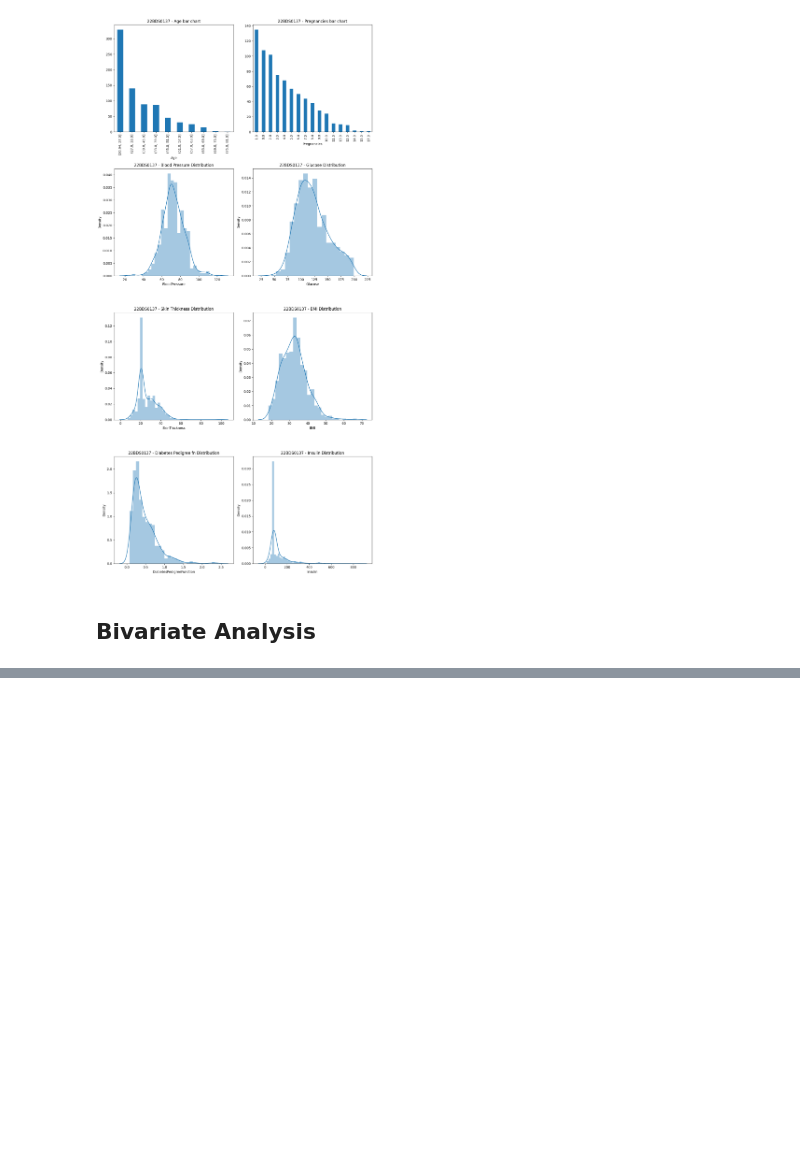
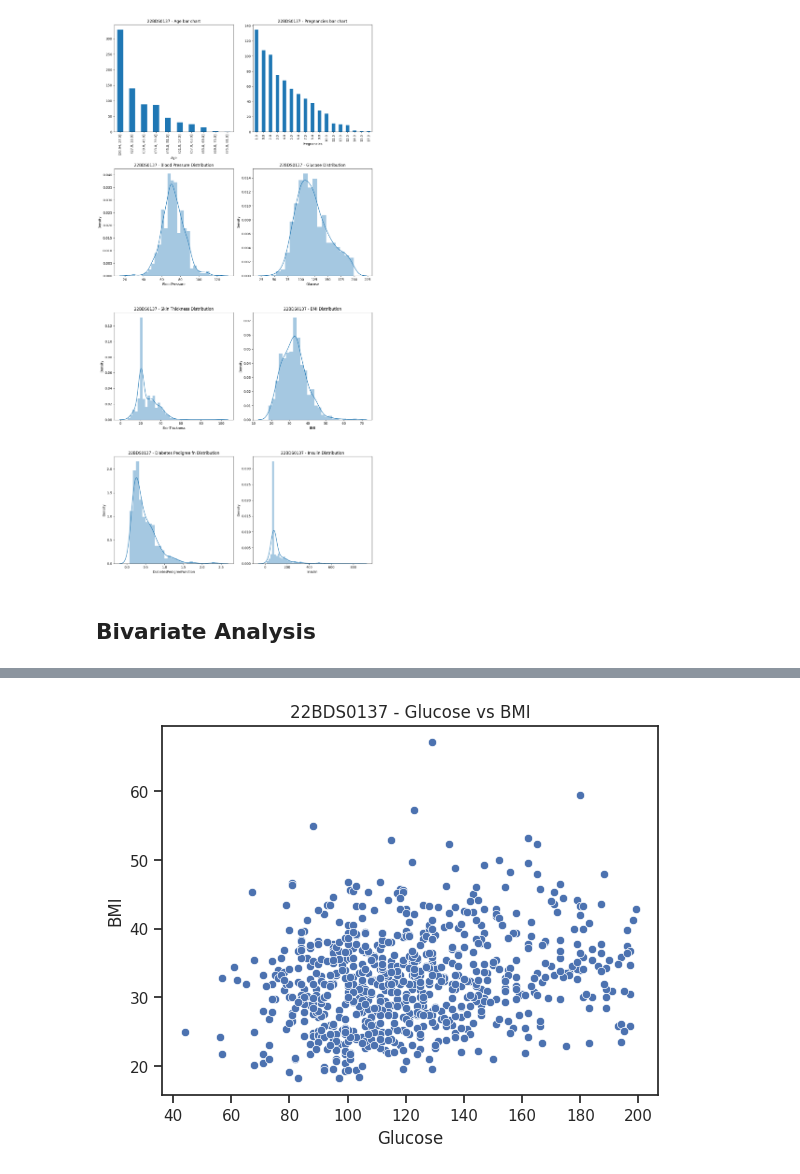
Before and after one commit to gulugulu2042/EDA, a Jupyter notebook: diabetes.ipynb, the cells around one changed output, grey strips where cells are left out. Saved outputs shown, nothing was run; the diff lists cells and outputs as text; code cells hidden in the pictures; blank space fills up the shorter version.

```diff
--- a/diabetes.ipynb
+++ b/diabetes.ipynb
@@ -227,0 +243,7 @@ plt.show()
+# %%
+#Numerical vs Numerical
+sns.scatterplot(x=df["Glucose"], y=df["BMI"])
+plt.title("22BDS0137 - Glucose vs BMI")
+plt.show()
+# %% [output]
+[figure, added]
```
Also changed, not shown: parts of 9 cells of this notebook.
